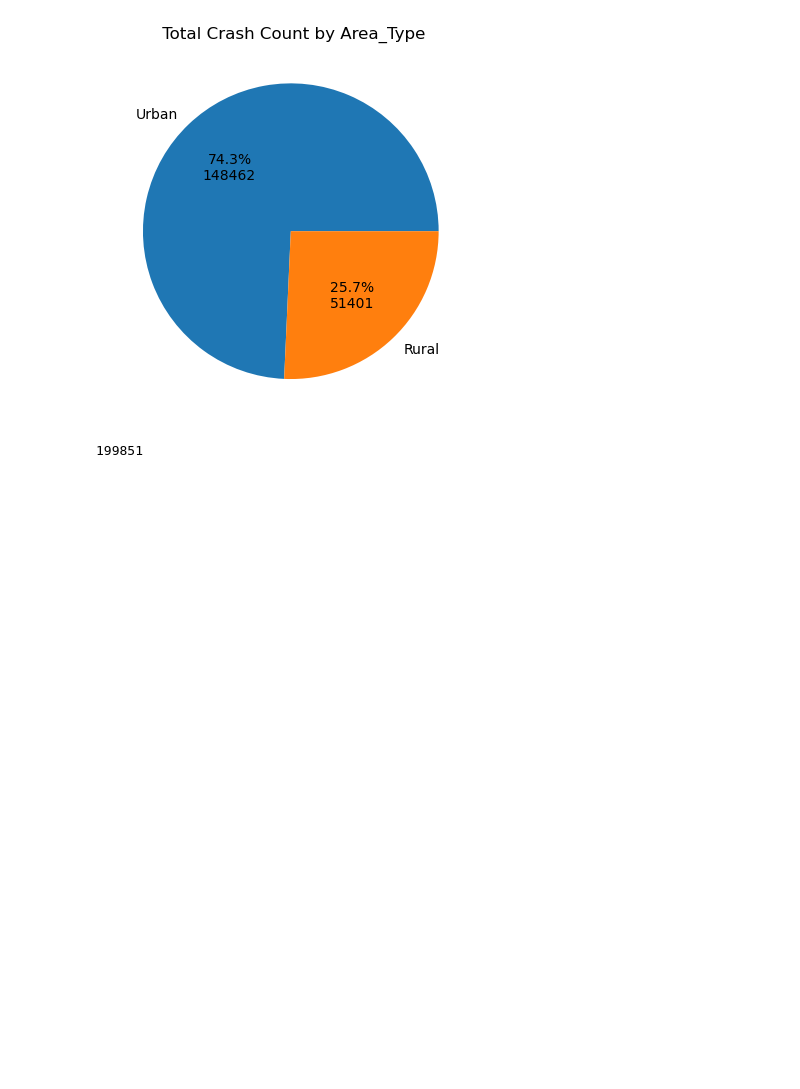
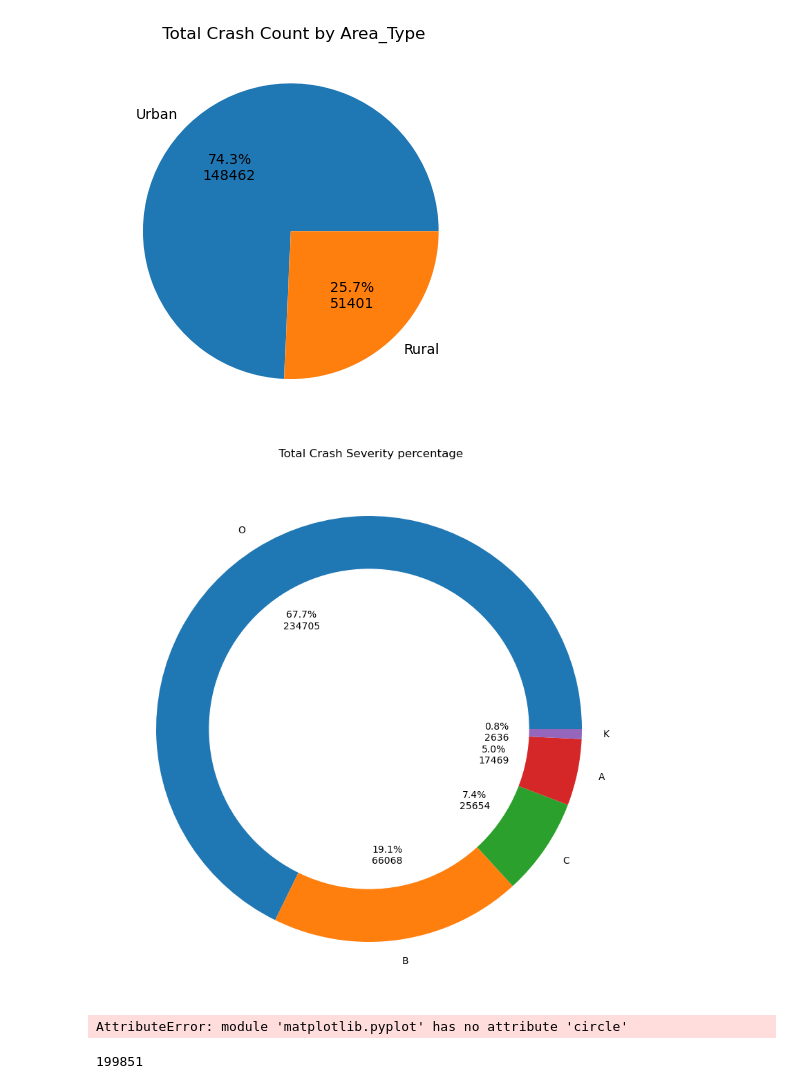
Before and after one commit to Eliab16/VDOT-crash-analysis, a Jupyter notebook: notebooks/VDOT_Analysis.ipynb, the cells around one changed output. Saved outputs shown, nothing was run; the diff lists cells and outputs as text; code cells hidden in the pictures; blank space fills up the shorter version.

Commit message:
donut chart

```diff
--- a/notebooks/VDOT_Analysis.ipynb
+++ b/notebooks/VDOT_Analysis.ipynb
@@ -226,0 +223,26 @@ total12 = crash_data2[crash_data2['night']!='']['night'].value_counts().values.s
+# %%
+total3 = crash_data2[crash_data2['crash_severity']!='']['crash_severity'].value_counts().values.sum()
+def fmt(x):
+    return '{:.1f}%\n{:.0f}'.format(x, total3*x/100)
+plt.figure(figsize=(14, 10))
+plt.pie(crash_data2['crash_severity'].value_counts().values, labels=crash_data2['crash_severity'].value_counts().index, autopct=fmt)
+circle = plt.Circle((0, 0), radius=0.75, color='white')
+
+# Add the circle object to the plot
+plt.gca().add_artist(circle)
+
+# Set aspect ratio of the plot to be equal
+plt.gca().set_aspect("equal")
+plt.title(' Total Crash Severity percentage')
+plt.savefig('crash_severity.jpg', format='jpg')
+# %% [output]
+[figure, added]
+# %%
+center_circle=plt.circle((0,0),
+0.7,color='white')
+fig=plt.gcf()
+fig.gca().add_artist(centre_circle)
+plt.axis('equal')
+plt.show()
+# %% [output]
+AttributeError: module 'matplotlib.pyplot' has no attribute 'circle'
```
Also changed, not shown: parts of 33 cells of this notebook, 1 other file.
